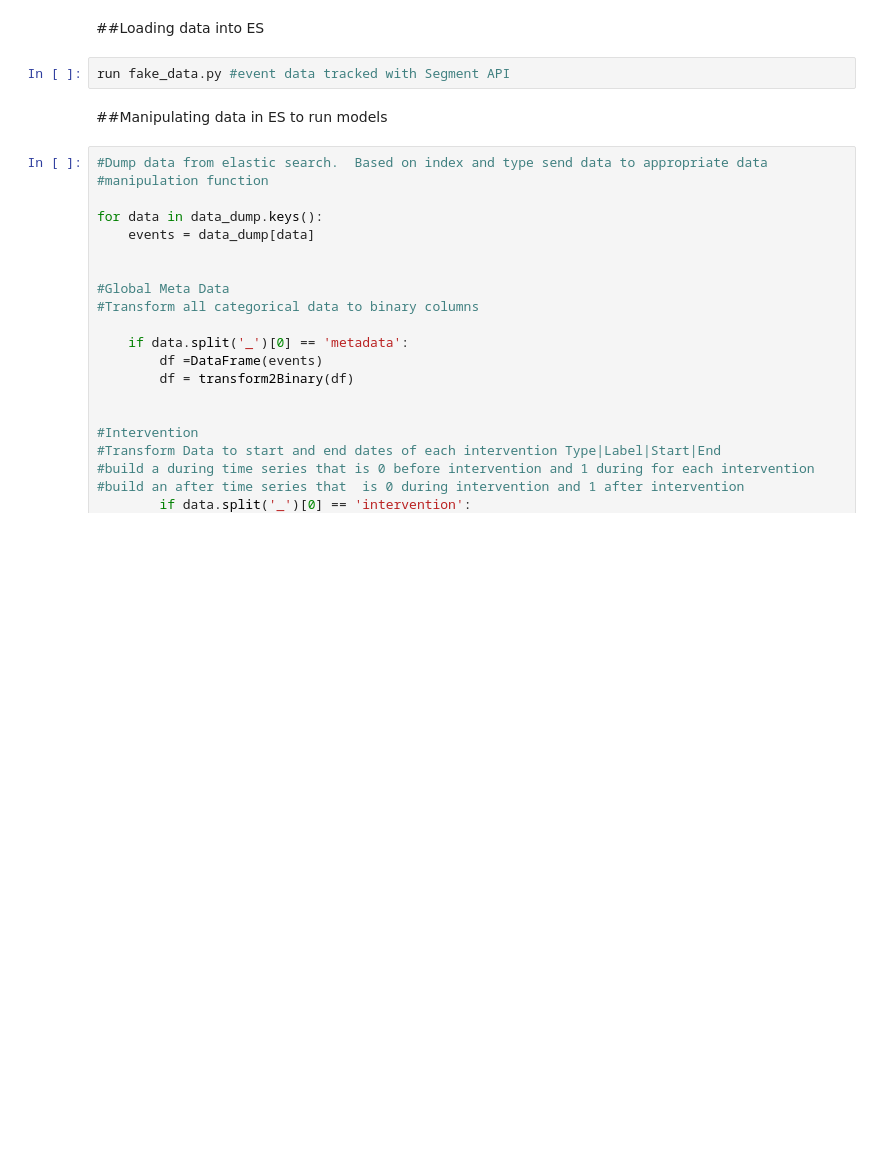
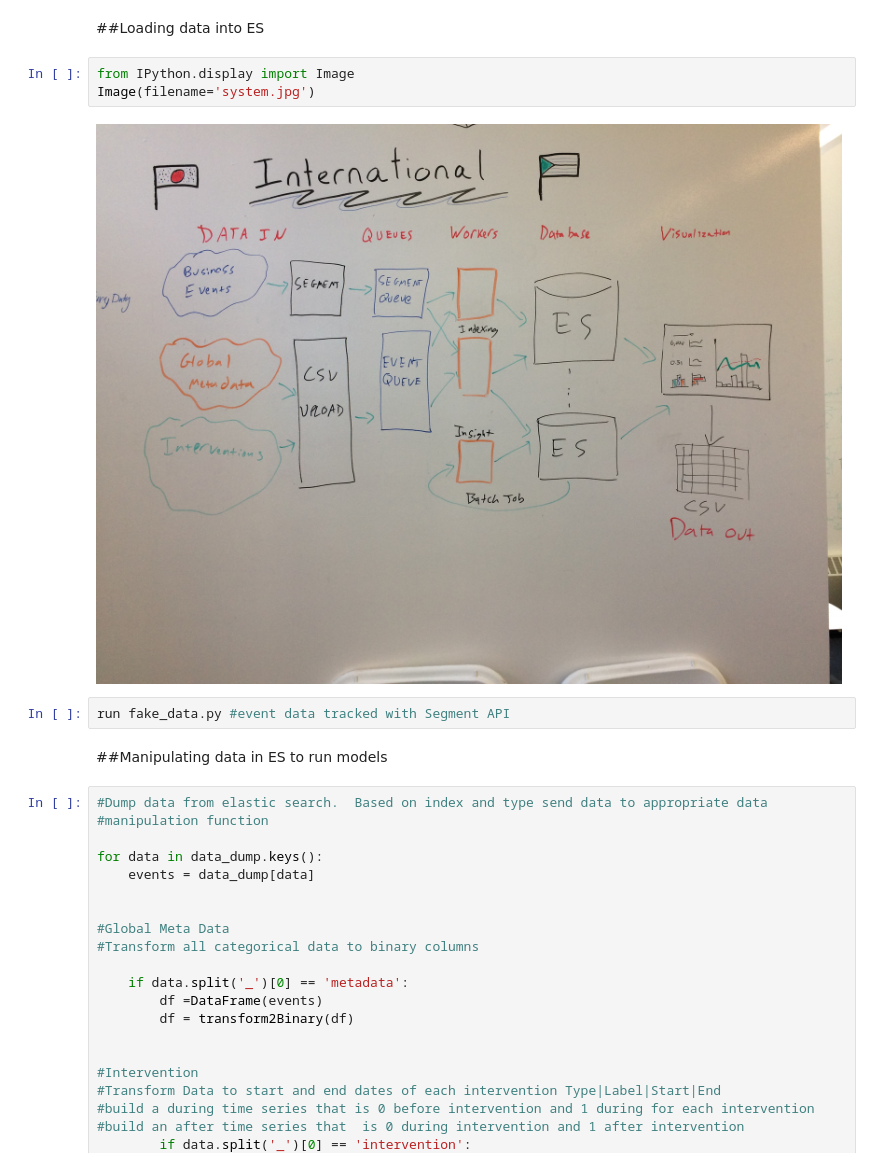
Before and after one commit to geoff616/metadata-dashboard, a Jupyter notebook: data-generation/demo.ipynb, the cells around one changed output. Cells and saved outputs as stored; diff of their text form; blank space fills up the shorter version.

```diff
--- a/data-generation/demo.ipynb
+++ b/data-generation/demo.ipynb
@@ -1,5 +1,10 @@
 # %% [markdown]
 ##Loading data into ES
+# %%
+from IPython.display import Image
+Image(filename='system.jpg')
+# %% [output]
+[figure, added]
 # %%
 run fake_data.py #event data tracked with Segment API
 # %% [markdown]
```
Also changed, not shown: 1 other file.
